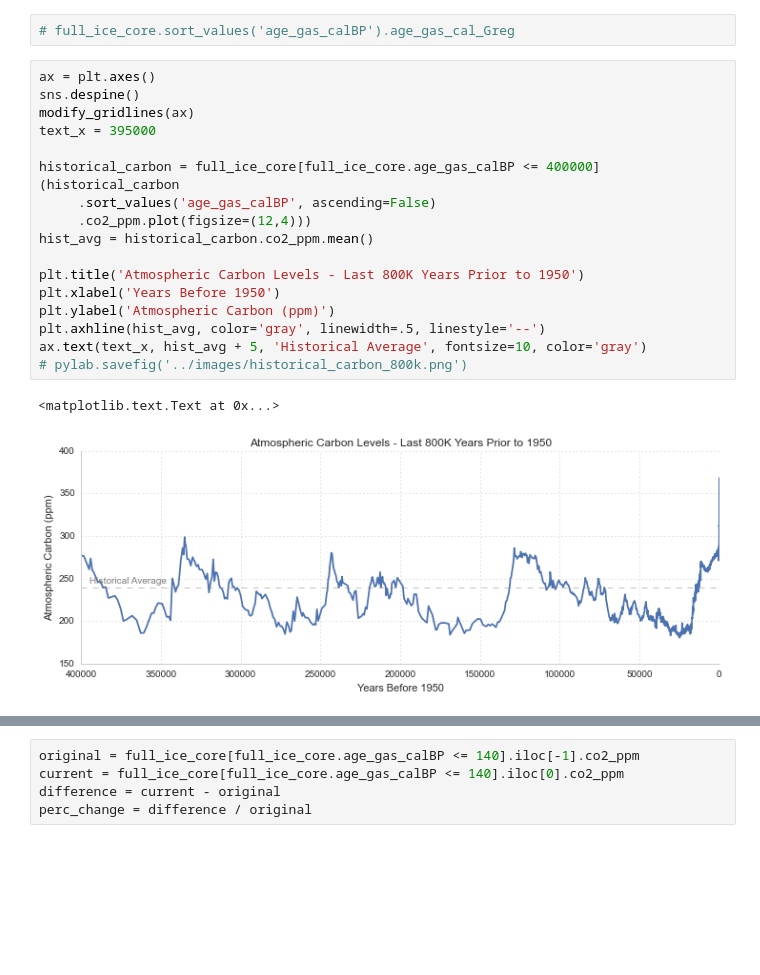
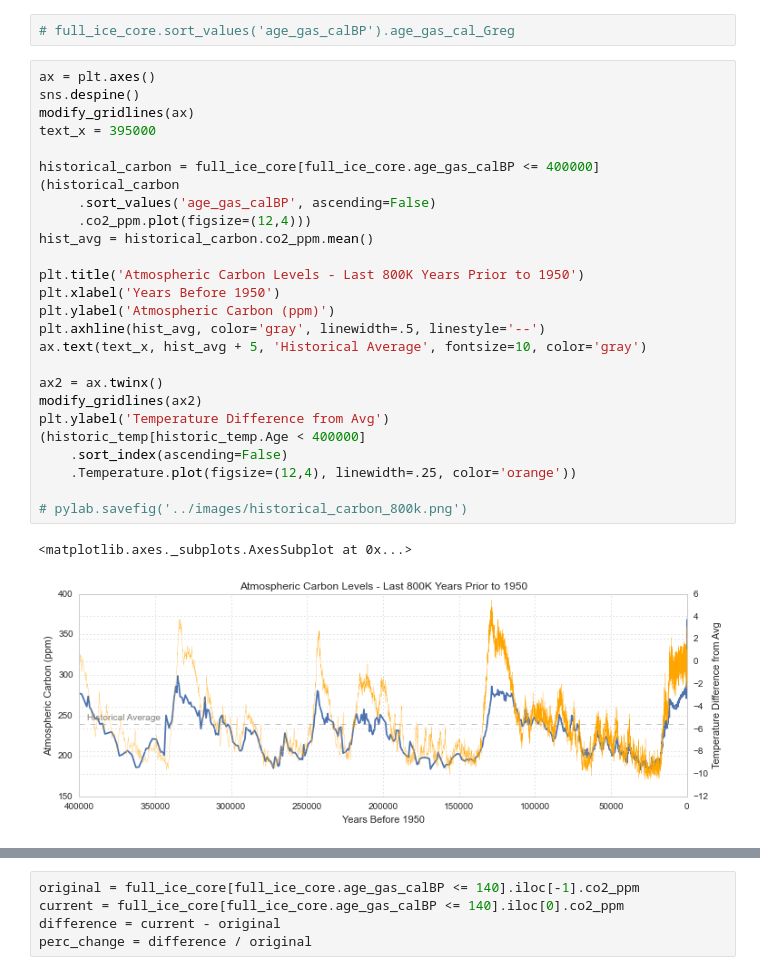
Before and after one commit to pdarche/carbon, a Jupyter notebook: notebooks/Carbon Footprint - EDA.ipynb, the cells around one changed output, grey strips where cells are left out. Saved outputs shown, nothing was run; the diff lists cells and outputs as text; blank space fills up the shorter version.

Commit message:
add historical temperature and cumulative emssions datasets and charts

```diff
--- a/notebooks/Carbon Footprint - EDA.ipynb
+++ b/notebooks/Carbon Footprint - EDA.ipynb
@@ -358,24 +357,32 @@ full_ice_core['co2_gt'] = full_ice_core.co2_ppm * 7.76
 # %%
 ax = plt.axes()
 sns.despine()
 modify_gridlines(ax)
 text_x = 395000
 
 historical_carbon = full_ice_core[full_ice_core.age_gas_calBP <= 400000]
 (historical_carbon
      .sort_values('age_gas_calBP', ascending=False)
      .co2_ppm.plot(figsize=(12,4)))
 hist_avg = historical_carbon.co2_ppm.mean()
 
 plt.title('Atmospheric Carbon Levels - Last 800K Years Prior to 1950')
 plt.xlabel('Years Before 1950')
 plt.ylabel('Atmospheric Carbon (ppm)')
 plt.axhline(hist_avg, color='gray', linewidth=.5, linestyle='--')
 ax.text(text_x, hist_avg + 5, 'Historical Average', fontsize=10, color='gray')
+
+ax2 = ax.twinx()
+modify_gridlines(ax2)
+plt.ylabel('Temperature Difference from Avg')
+(historic_temp[historic_temp.Age < 400000]
+    .sort_index(ascending=False)
+    .Temperature.plot(figsize=(12,4), linewidth=.25, color='orange'))
+
 # pylab.savefig('../images/historical_carbon_800k.png')
 # %% [output]
-<matplotlib.text.Text at 0x...>
+<matplotlib.axes._subplots.AxesSubplot at 0x...>
-[figure, old version]
+[figure, new version]
 # %%
 ax = plt.axes()
 sns.despine()
```
Also changed, not shown: parts of 21 cells of this notebook.
